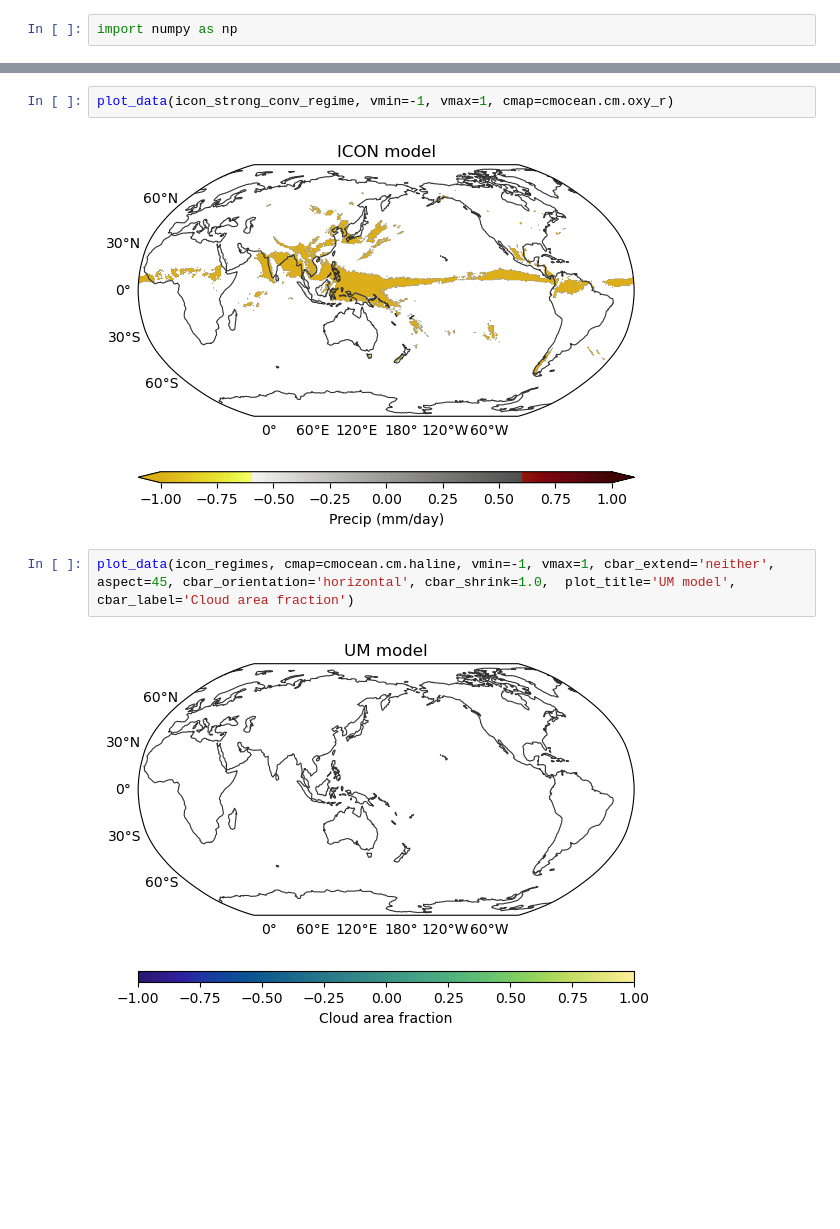
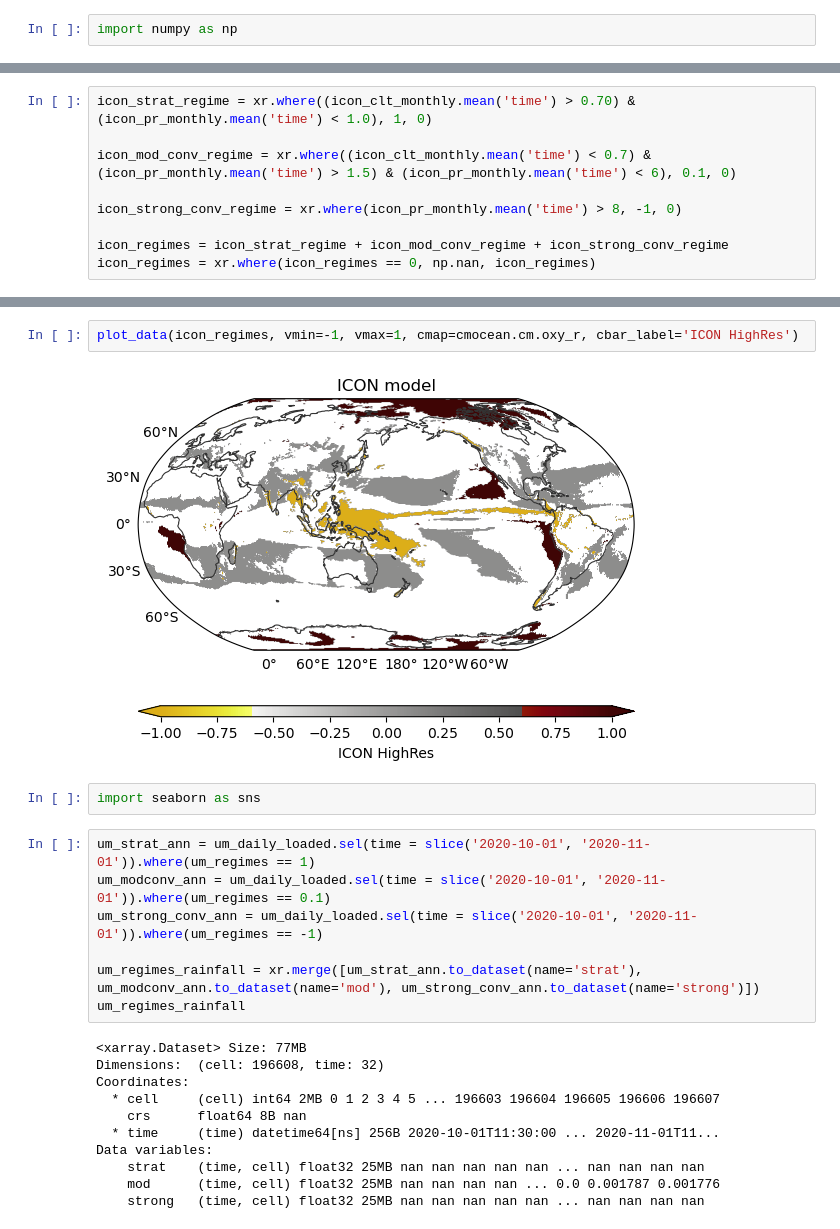
Before and after one commit to 21centuryweather/hk25-AusNode-TConvZones, a Jupyter notebook: notebooks/AS_01_highres_analysis.ipynb, the cells around one changed output, grey strips where cells are left out. Cells and saved outputs as stored; diff of their text form; blank space fills up the shorter version.

```diff
--- a/notebooks/AS_01_highres_analysis.ipynb
+++ b/notebooks/AS_01_highres_analysis.ipynb
@@ -105 +115,10 @@ SyntaxError: invalid syntax. Maybe you meant '==' or ':=' instead of '='? (41269
+# %%
+icon_strat_regime = xr.where((icon_clt_monthly.mean('time') > 0.70) & (icon_pr_monthly.mean('time') < 1.0), 1, 0)
+
+icon_mod_conv_regime = xr.where((icon_clt_monthly.mean('time') < 0.7) & (icon_pr_monthly.mean('time') > 1.5) & (icon_pr_monthly.mean('time') < 6), 0.1, 0)
+
+icon_strong_conv_regime = xr.where(icon_pr_monthly.mean('time') > 8, -1, 0)
+
+icon_regimes = icon_strat_regime + icon_mod_conv_regime + icon_strong_conv_regime
+icon_regimes = xr.where(icon_regimes == 0, np.nan, icon_regimes)
 # %%
@@ -116,8 +128,24 @@ plt.colorbar(cf)
-# %%
-plot_data(icon_strong_conv_regime, vmin=-1, vmax=1, cmap=cmocean.cm.oxy_r)
-# %% [output]
-[figure, removed]
-# %%
-plot_data(icon_regimes, cmap=cmocean.cm.haline, vmin=-1, vmax=1, cbar_extend='neither', aspect=45, cbar_orientation='horizontal', cbar_shrink=1.0,  plot_title='UM model', cbar_label='Cloud area fraction')
-# %% [output]
-[figure, removed]
+# %%
+plot_data(icon_regimes, vmin=-1, vmax=1, cmap=cmocean.cm.oxy_r, cbar_label='ICON HighRes')
+# %% [output]
+[figure, added]
+# %%
+import seaborn as sns
+# %%
+um_strat_ann = um_daily_loaded.sel(time = slice('2020-10-01', '2020-11-01')).where(um_regimes == 1)
+um_modconv_ann = um_daily_loaded.sel(time = slice('2020-10-01', '2020-11-01')).where(um_regimes == 0.1)
+um_strong_conv_ann = um_daily_loaded.sel(time = slice('2020-10-01', '2020-11-01')).where(um_regimes == -1)
+
+um_regimes_rainfall = xr.merge([um_strat_ann.to_dataset(name='strat'), um_modconv_ann.to_dataset(name='mod'), um_strong_conv_ann.to_dataset(name='strong')])
+um_regimes_rainfall
+# %% [output]
+<xarray.Dataset> Size: 77MB
+Dimensions:  (cell: 196608, time: 32)
+Coordinates:
+  * cell     (cell) int64 2MB 0 1 2 3 4 5 ... 196603 196604 196605 196606 196607
+    crs      float64 8B nan
+  * time     (time) datetime64[ns] 256B 2020-10-01T11:30:00 ... 2020-11-01T11...
+Data variables:
+    strat    (time, cell) float32 25MB nan nan nan nan nan ... nan nan nan nan
+    mod      (time, cell) float32 25MB nan nan nan nan ... 0.0 0.001787 0.001776
+    strong   (time, cell) float32 25MB nan nan nan nan nan ... nan nan nan nan
```
Also changed, not shown: parts of 26 cells of this notebook, 5 other files.
